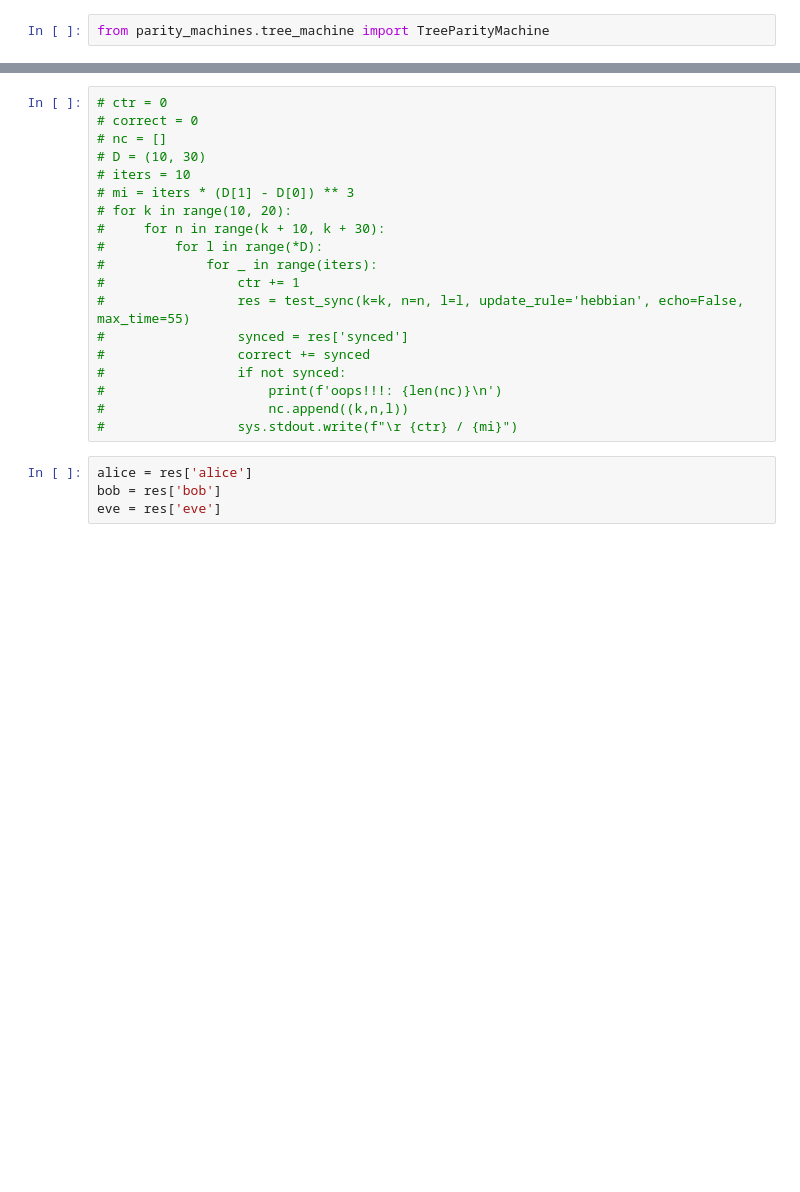
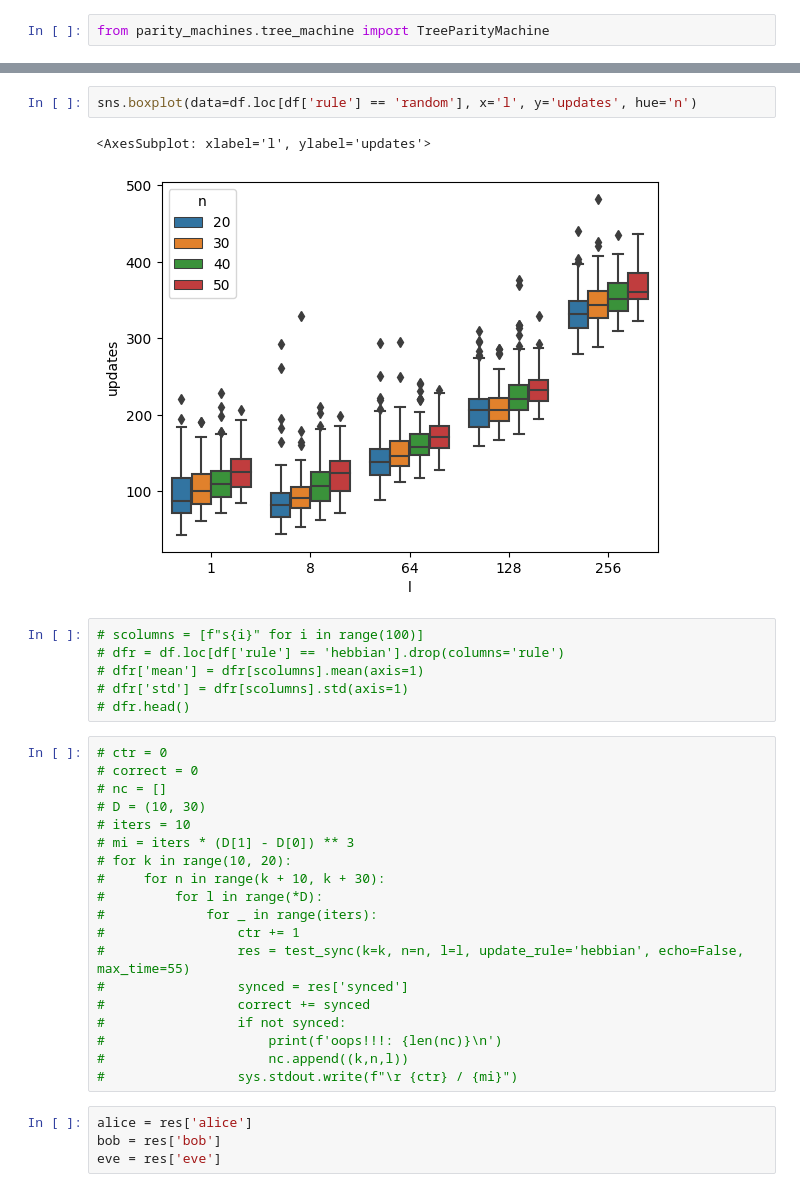
Before and after one commit to xsalonx/parity-machines-MKwAD, a Jupyter notebook: test.ipynb, the cells around one changed output, grey strips where cells are left out. Saved outputs shown, nothing was run; the diff lists cells and outputs as text; blank space fills up the shorter version.

```diff
--- a/test.ipynb
+++ b/test.ipynb
@@ -101,3 +153,14 @@ Synced: True
+# %%
+sns.boxplot(data=df.loc[df['rule'] == 'random'], x='l', y='updates', hue='n')
+# %% [output]
+<AxesSubplot: xlabel='l', ylabel='updates'>
+[figure, added]
+# %%
+# scolumns = [f"s{i}" for i in range(100)]
+# dfr = df.loc[df['rule'] == 'hebbian'].drop(columns='rule')
+# dfr['mean'] = dfr[scolumns].mean(axis=1)
+# dfr['std'] = dfr[scolumns].std(axis=1)
+# dfr.head()
 # %%
 # ctr = 0
 # correct = 0
```
Also changed, not shown: parts of 8 cells of this notebook.
